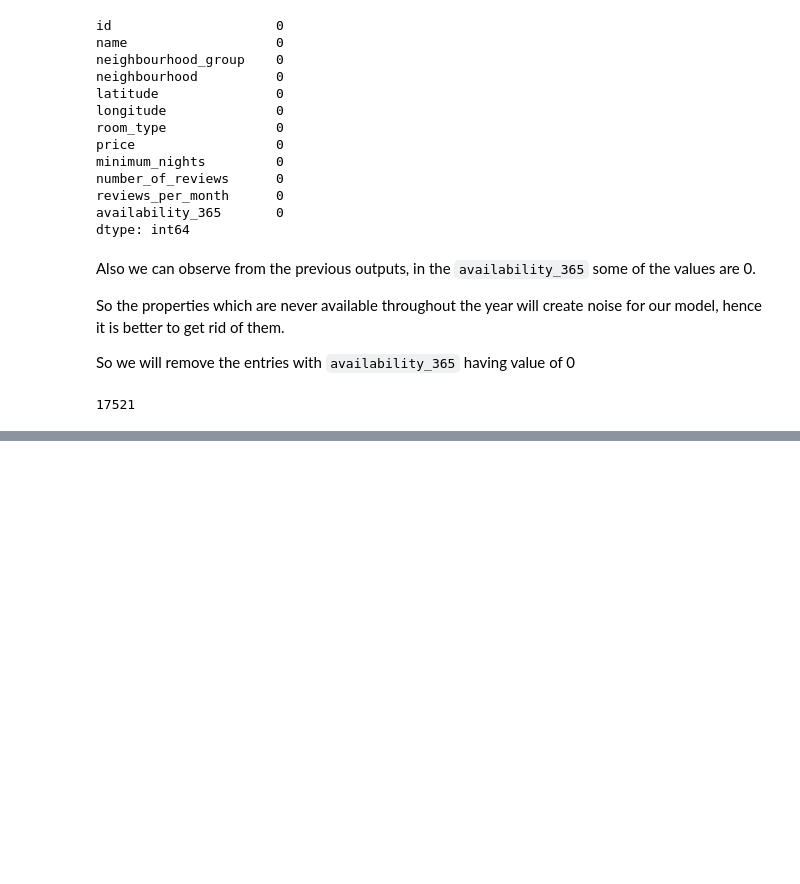
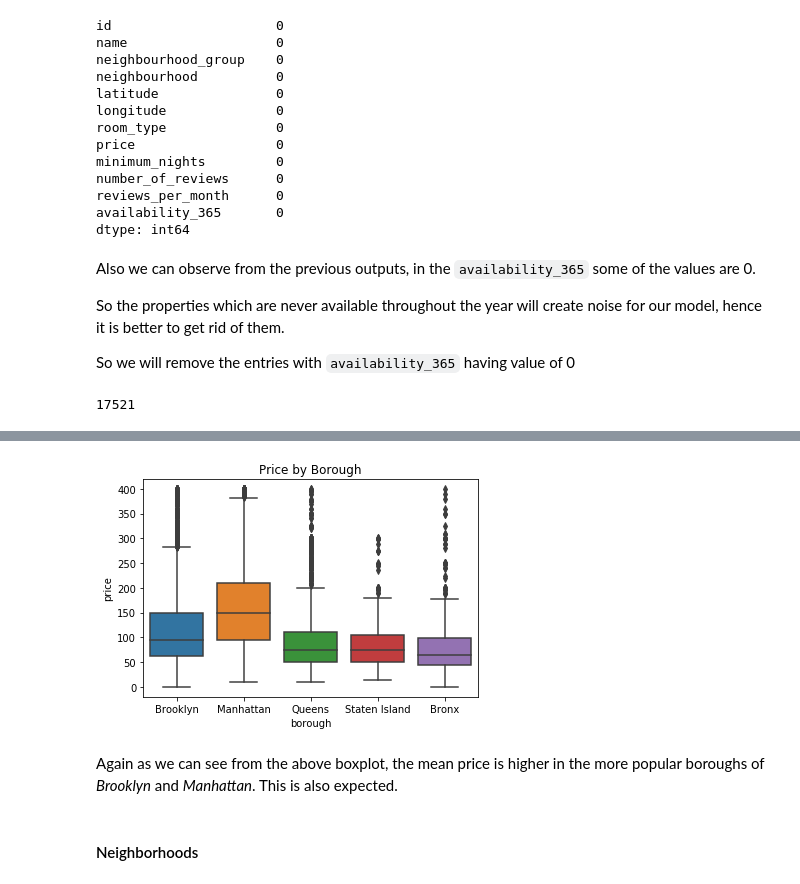
Before and after one commit to sarkar-kumardipta/Capstone, a Jupyter notebook: Airbnb in New York City - Data.ipynb, the cells around one changed output, grey strips where cells are left out. Saved outputs shown, nothing was run; the diff lists cells and outputs as text; code cells hidden in the pictures; blank space fills up the shorter version.

```diff
--- a/Airbnb in New York City - Data.ipynb
+++ b/Airbnb in New York City - Data.ipynb
@@ -272,0 +348,12 @@ airbnb_df.head()
+# %%
+# Let us now use boxplots to see the distribution of price for each of the boroughs
+
+box = sns.boxplot(x='borough',y='price',
+                   data=airbnb_df[airbnb_df.price<400]).set(title='Price by Borough')
+# %% [output]
+[figure, added]
+# %% [markdown]
+Again as we can see from the above boxplot, the mean price is higher in the more popular boroughs of *Brooklyn* and *Manhattan*. This is also expected.
+# %% [markdown]
+
+#### Neighborhoods
```
Also changed, not shown: parts of 13 cells of this notebook.
